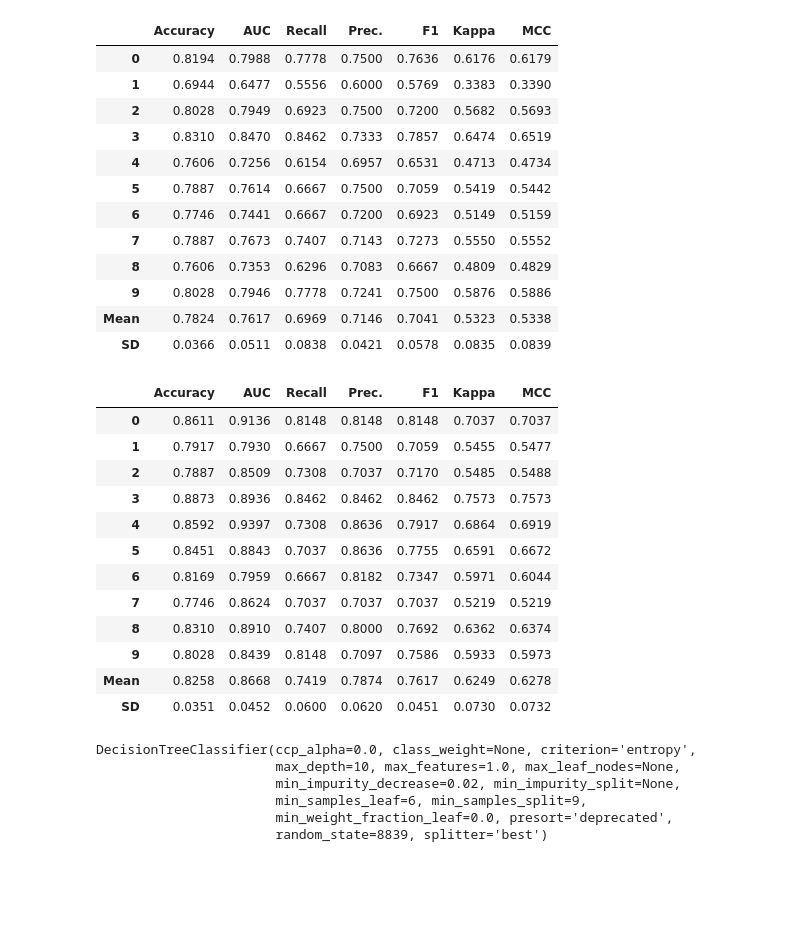
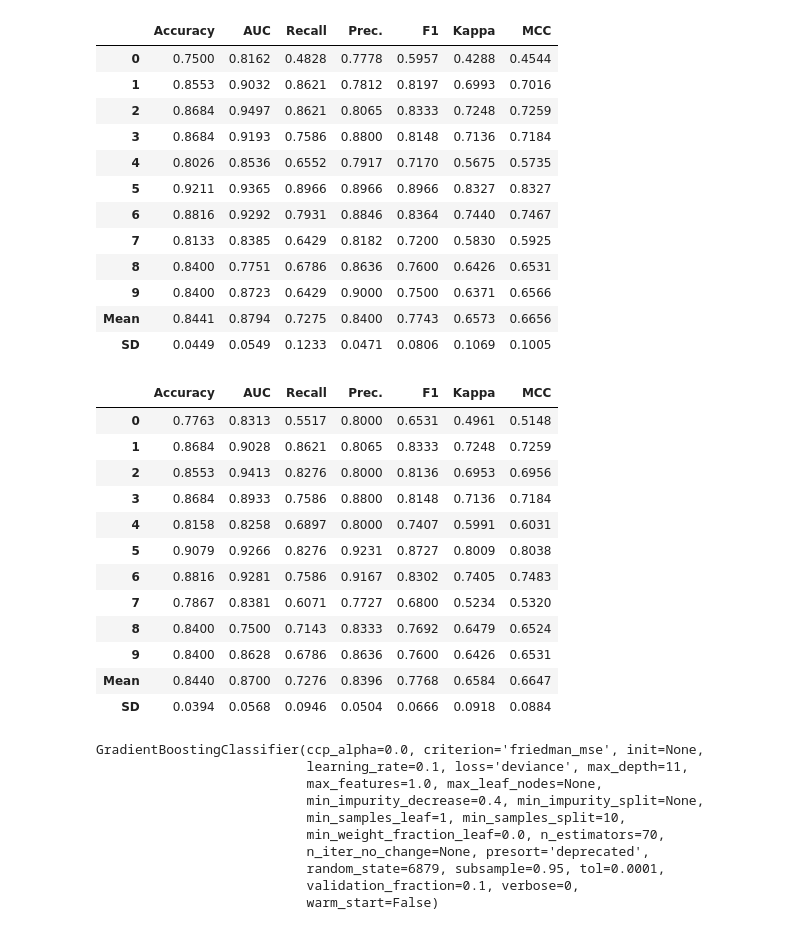
Before and after one commit to afolz121/titanic_model, a Jupyter notebook: model_notebook.ipynb, the cells around one changed output. Saved outputs shown, nothing was run; the diff lists cells and outputs as text; code cells hidden in the pictures; blank space fills up the shorter version.

```diff
--- a/model_notebook.ipynb
+++ b/model_notebook.ipynb
@@ -88,44 +96,48 @@ best = compare_models()
 # %%
-catboost = create_model('dt')
+catboost = create_model('gbc')
 # %% [output]
 |  | Accuracy | AUC | Recall | Prec. | F1 | Kappa | MCC |
-| 0 | 0.8194 | 0.7988 | 0.7778 | 0.7500 | 0.7636 | 0.6176 | 0.6179 |
-| 1 | 0.6944 | 0.6477 | 0.5556 | 0.6000 | 0.5769 | 0.3383 | 0.3390 |
-| 2 | 0.8028 | 0.7949 | 0.6923 | 0.7500 | 0.7200 | 0.5682 | 0.5693 |
-| 3 | 0.8310 | 0.8470 | 0.8462 | 0.7333 | 0.7857 | 0.6474 | 0.6519 |
-| 4 | 0.7606 | 0.7256 | 0.6154 | 0.6957 | 0.6531 | 0.4713 | 0.4734 |
-| 5 | 0.7887 | 0.7614 | 0.6667 | 0.7500 | 0.7059 | 0.5419 | 0.5442 |
-| 6 | 0.7746 | 0.7441 | 0.6667 | 0.7200 | 0.6923 | 0.5149 | 0.5159 |
-| 7 | 0.7887 | 0.7673 | 0.7407 | 0.7143 | 0.7273 | 0.5550 | 0.5552 |
-| 8 | 0.7606 | 0.7353 | 0.6296 | 0.7083 | 0.6667 | 0.4809 | 0.4829 |
-| 9 | 0.8028 | 0.7946 | 0.7778 | 0.7241 | 0.7500 | 0.5876 | 0.5886 |
-| Mean | 0.7824 | 0.7617 | 0.6969 | 0.7146 | 0.7041 | 0.5323 | 0.5338 |
-| SD | 0.0366 | 0.0511 | 0.0838 | 0.0421 | 0.0578 | 0.0835 | 0.0839 |
+| 0 | 0.7500 | 0.8162 | 0.4828 | 0.7778 | 0.5957 | 0.4288 | 0.4544 |
+| 1 | 0.8553 | 0.9032 | 0.8621 | 0.7812 | 0.8197 | 0.6993 | 0.7016 |
+| 2 | 0.8684 | 0.9497 | 0.8621 | 0.8065 | 0.8333 | 0.7248 | 0.7259 |
+| 3 | 0.8684 | 0.9193 | 0.7586 | 0.8800 | 0.8148 | 0.7136 | 0.7184 |
+| 4 | 0.8026 | 0.8536 | 0.6552 | 0.7917 | 0.7170 | 0.5675 | 0.5735 |
+| 5 | 0.9211 | 0.9365 | 0.8966 | 0.8966 | 0.8966 | 0.8327 | 0.8327 |
+| 6 | 0.8816 | 0.9292 | 0.7931 | 0.8846 | 0.8364 | 0.7440 | 0.7467 |
+| 7 | 0.8133 | 0.8385 | 0.6429 | 0.8182 | 0.7200 | 0.5830 | 0.5925 |
+| 8 | 0.8400 | 0.7751 | 0.6786 | 0.8636 | 0.7600 | 0.6426 | 0.6531 |
+| 9 | 0.8400 | 0.8723 | 0.6429 | 0.9000 | 0.7500 | 0.6371 | 0.6566 |
+| Mean | 0.8441 | 0.8794 | 0.7275 | 0.8400 | 0.7743 | 0.6573 | 0.6656 |
+| SD | 0.0449 | 0.0549 | 0.1233 | 0.0471 | 0.0806 | 0.1069 | 0.1005 |
 # %%
 tuned_cat = tune_model(catboost, n_iter= 100)
 # %% [output]
 |  | Accuracy | AUC | Recall | Prec. | F1 | Kappa | MCC |
-| 0 | 0.8611 | 0.9136 | 0.8148 | 0.8148 | 0.8148 | 0.7037 | 0.7037 |
-| 1 | 0.7917 | 0.7930 | 0.6667 | 0.7500 | 0.7059 | 0.5455 | 0.5477 |
-| 2 | 0.7887 | 0.8509 | 0.7308 | 0.7037 | 0.7170 | 0.5485 | 0.5488 |
-| 3 | 0.8873 | 0.8936 | 0.8462 | 0.8462 | 0.8462 | 0.7573 | 0.7573 |
-| 4 | 0.8592 | 0.9397 | 0.7308 | 0.8636 | 0.7917 | 0.6864 | 0.6919 |
-| 5 | 0.8451 | 0.8843 | 0.7037 | 0.8636 | 0.7755 | 0.6591 | 0.6672 |
-| 6 | 0.8169 | 0.7959 | 0.6667 | 0.8182 | 0.7347 | 0.5971 | 0.6044 |
-| 7 | 0.7746 | 0.8624 | 0.7037 | 0.7037 | 0.7037 | 0.5219 | 0.5219 |
-| 8 | 0.8310 | 0.8910 | 0.7407 | 0.8000 | 0.7692 | 0.6362 | 0.6374 |
-| 9 | 0.8028 | 0.8439 | 0.8148 | 0.7097 | 0.7586 | 0.5933 | 0.5973 |
-| Mean | 0.8258 | 0.8668 | 0.7419 | 0.7874 | 0.7617 | 0.6249 | 0.6278 |
-| SD | 0.0351 | 0.0452 | 0.0600 | 0.0620 | 0.0451 | 0.0730 | 0.0732 |
+| 0 | 0.7763 | 0.8313 | 0.5517 | 0.8000 | 0.6531 | 0.4961 | 0.5148 |
+| 1 | 0.8684 | 0.9028 | 0.8621 | 0.8065 | 0.8333 | 0.7248 | 0.7259 |
+| 2 | 0.8553 | 0.9413 | 0.8276 | 0.8000 | 0.8136 | 0.6953 | 0.6956 |
+| 3 | 0.8684 | 0.8933 | 0.7586 | 0.8800 | 0.8148 | 0.7136 | 0.7184 |
+| 4 | 0.8158 | 0.8258 | 0.6897 | 0.8000 | 0.7407 | 0.5991 | 0.6031 |
+| 5 | 0.9079 | 0.9266 | 0.8276 | 0.9231 | 0.8727 | 0.8009 | 0.8038 |
+| 6 | 0.8816 | 0.9281 | 0.7586 | 0.9167 | 0.8302 | 0.7405 | 0.7483 |
+| 7 | 0.7867 | 0.8381 | 0.6071 | 0.7727 | 0.6800 | 0.5234 | 0.5320 |
+| 8 | 0.8400 | 0.7500 | 0.7143 | 0.8333 | 0.7692 | 0.6479 | 0.6524 |
+| 9 | 0.8400 | 0.8628 | 0.6786 | 0.8636 | 0.7600 | 0.6426 | 0.6531 |
+| Mean | 0.8440 | 0.8700 | 0.7276 | 0.8396 | 0.7768 | 0.6584 | 0.6647 |
+| SD | 0.0394 | 0.0568 | 0.0946 | 0.0504 | 0.0666 | 0.0918 | 0.0884 |
 # %%
 tuned_cat
 # %% [output]
-DecisionTreeClassifier(ccp_alpha=0.0, class_weight=None, criterion='entropy',
-                       max_depth=10, max_features=1.0, max_leaf_nodes=None,
-                       min_impurity_decrease=0.02, min_impurity_split=None,
-                       min_samples_leaf=6, min_samples_split=9,
-                       min_weight_fraction_leaf=0.0, presort='deprecated',
-                       random_state=8839, splitter='best')
+GradientBoostingClassifier(ccp_alpha=0.0, criterion='friedman_mse', init=None,
+                           learning_rate=0.1, loss='deviance', max_depth=11,
+                           max_features=1.0, max_leaf_nodes=None,
+                           min_impurity_decrease=0.4, min_impurity_split=None,
+                           min_samples_leaf=1, min_samples_split=10,
+                           min_weight_fraction_leaf=0.0, n_estimators=70,
+                           n_iter_no_change=None, presort='deprecated',
+                           random_state=6879, subsample=0.95, tol=0.0001,
+                           validation_fraction=0.1, verbose=0,
+                           warm_start=False)
 # %%
 test = pd.read_csv('test.csv')
 test_data, passengers1 = cleanse_data(test)
```
Also changed, not shown: parts of 22 cells of this notebook, 2 other files.
